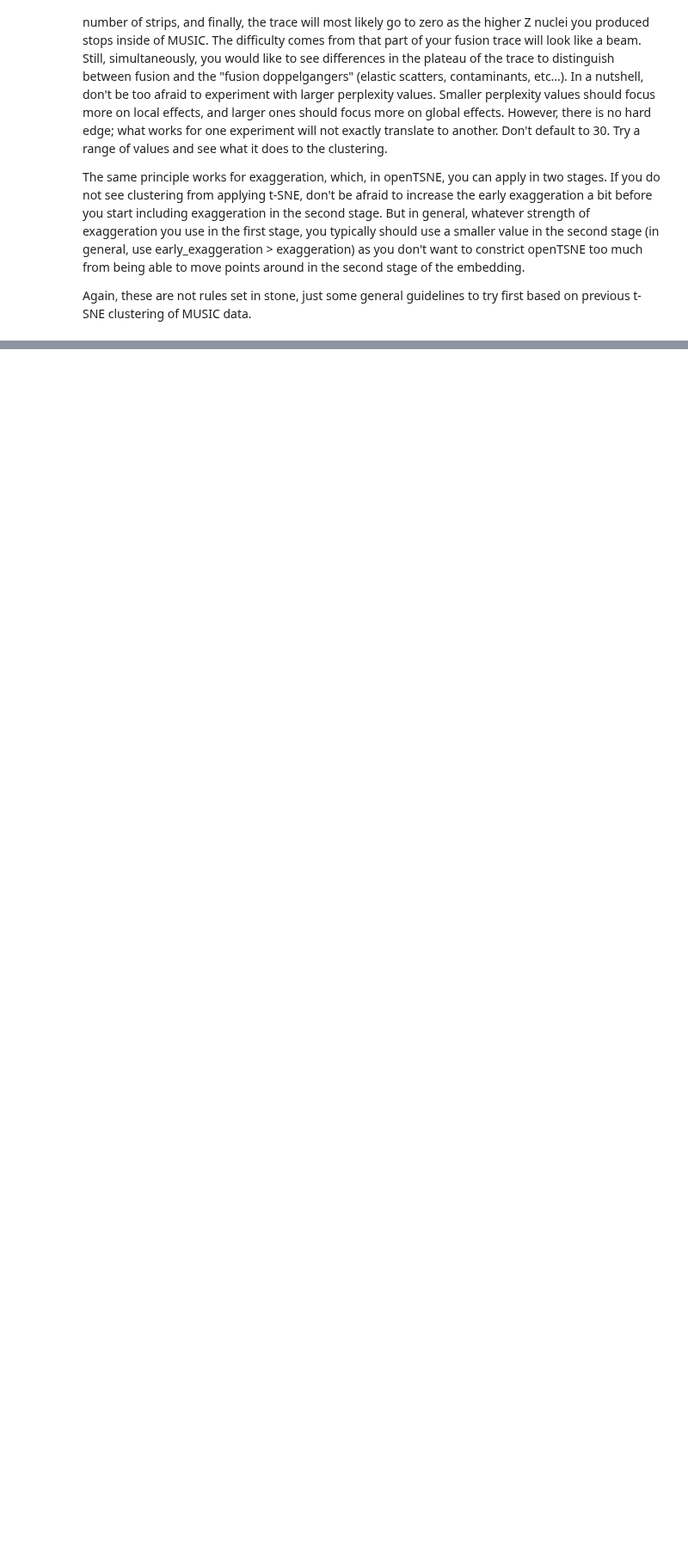
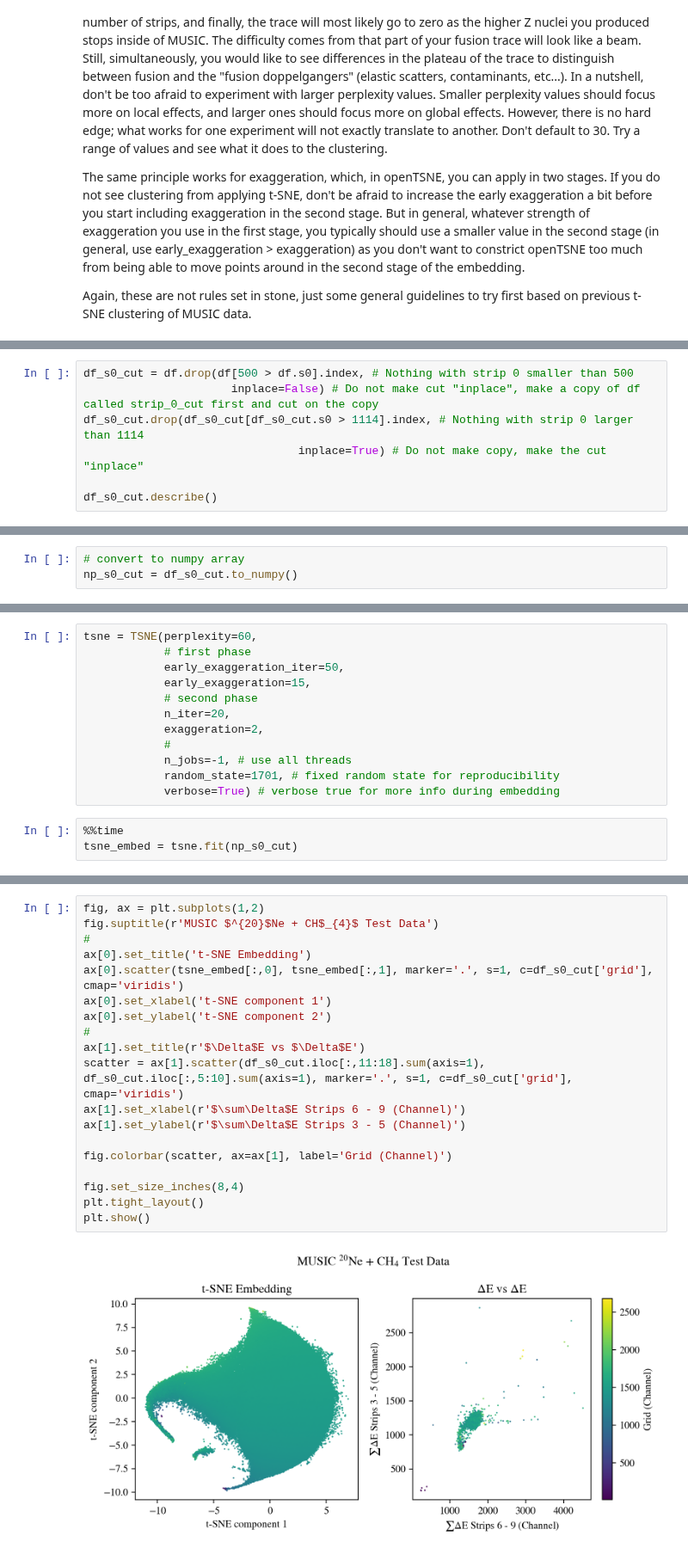
Before and after one commit to dneto1729/MUSIC_with_python, a Jupyter notebook: tutorials/6 - Manifold Clustering with tSNE.ipynb, the cells around one changed output, grey strips where cells are left out. Shown at 86% size. Cells and saved outputs as stored; diff of their text form; blank space fills up the shorter version.

Commit message:
Update example 6
There are still some things to fix; maybe we need to switch to simulated data to make computations faster (notebook is soaring past 10 mins to run).

```diff
--- a/tutorials/6 - Manifold Clustering with tSNE.ipynb
+++ b/tutorials/6 - Manifold Clustering with tSNE.ipynb
@@ -221,0 +261,7 @@ Again, these are not rules set in stone, just some general guidelines to try fir
+# %%
+df_s0_cut = df.drop(df[500 > df.s0].index, # Nothing with strip 0 smaller than 500
+                      inplace=False) # Do not make cut "inplace", make a copy of df called strip_0_cut first and cut on the copy
+df_s0_cut.drop(df_s0_cut[df_s0_cut.s0 > 1114].index, # Nothing with strip 0 larger than 1114
+                                inplace=True) # Do not make copy, make the cut "inplace"
+
+df_s0_cut.describe()
@@ -221,0 +279,3 @@ Again, these are not rules set in stone, just some general guidelines to try fir
+# %%
+# convert to numpy array
+np_s0_cut = df_s0_cut.to_numpy()
@@ -221,0 +284,15 @@ Again, these are not rules set in stone, just some general guidelines to try fir
+# %%
+tsne = TSNE(perplexity=60,
+            # first phase
+            early_exaggeration_iter=50,
+            early_exaggeration=15,
+            # second phase
+            n_iter=20,
+            exaggeration=2,
+            #
+            n_jobs=-1, # use all threads
+            random_state=1701, # fixed random state for reproducibility
+            verbose=True) # verbose true for more info during embedding
+# %%
+%%time
+tsne_embed = tsne.fit(np_s0_cut)
@@ -221,0 +317,21 @@ Again, these are not rules set in stone, just some general guidelines to try fir
+# %%
+fig, ax = plt.subplots(1,2)
+fig.suptitle(r'MUSIC $^{20}$Ne + CH$_{4}$ Test Data')
+#
+ax[0].set_title('t-SNE Embedding')
+ax[0].scatter(tsne_embed[:,0], tsne_embed[:,1], marker='.', s=1, c=df_s0_cut['grid'], cmap='viridis')
+ax[0].set_xlabel('t-SNE component 1')
+ax[0].set_ylabel('t-SNE component 2')
+#
+ax[1].set_title(r'$\Delta$E vs $\Delta$E')
+scatter = ax[1].scatter(df_s0_cut.iloc[:,11:18].sum(axis=1), df_s0_cut.iloc[:,5:10].sum(axis=1), marker='.', s=1, c=df_s0_cut['grid'], cmap='viridis')
+ax[1].set_xlabel(r'$\sum\Delta$E Strips 6 - 9 (Channel)')
+ax[1].set_ylabel(r'$\sum\Delta$E Strips 3 - 5 (Channel)')
+
+fig.colorbar(scatter, ax=ax[1], label='Grid (Channel)')
+
+fig.set_size_inches(8,4)
+plt.tight_layout()
+plt.show()
+# %% [output]
+[figure, added]
```
Also changed, not shown: parts of 22 cells of this notebook.
